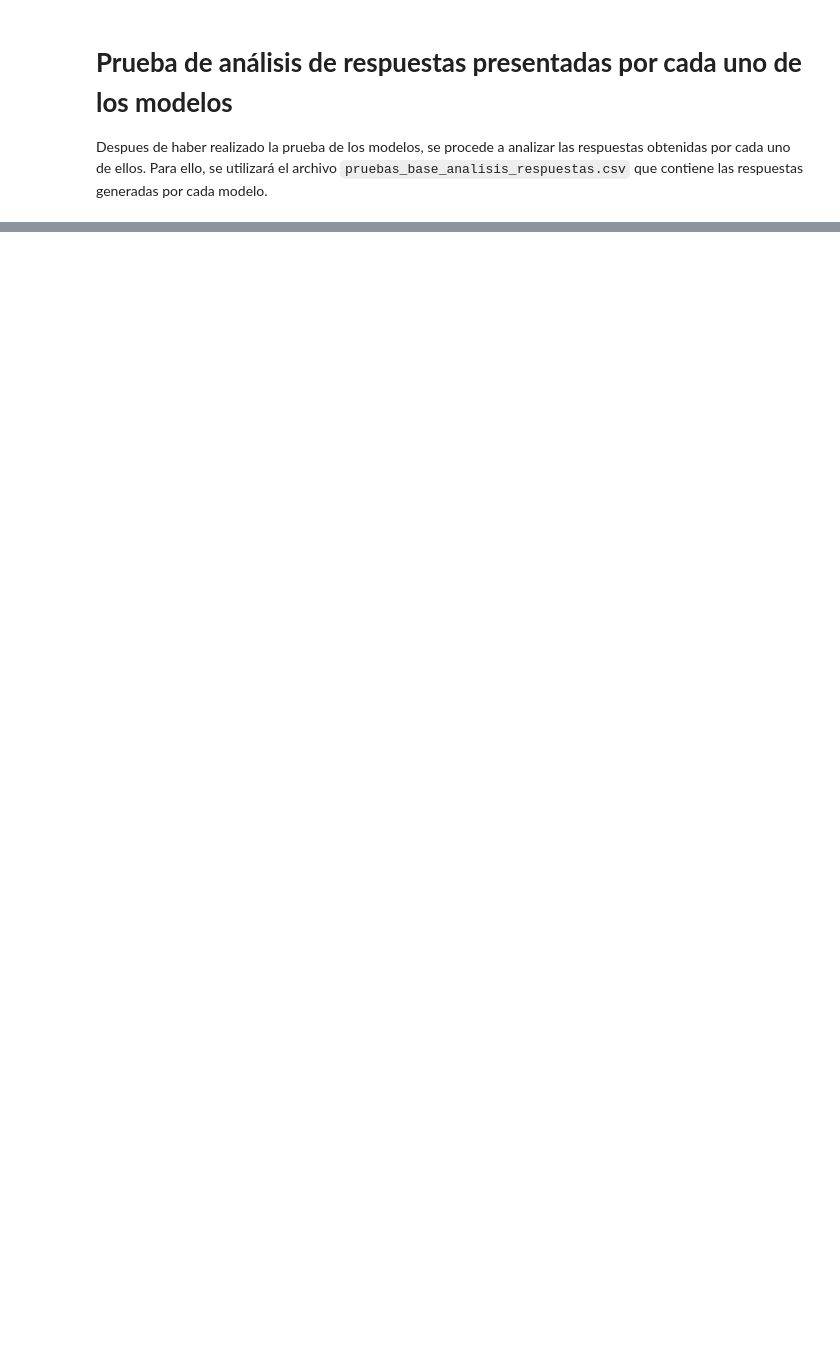
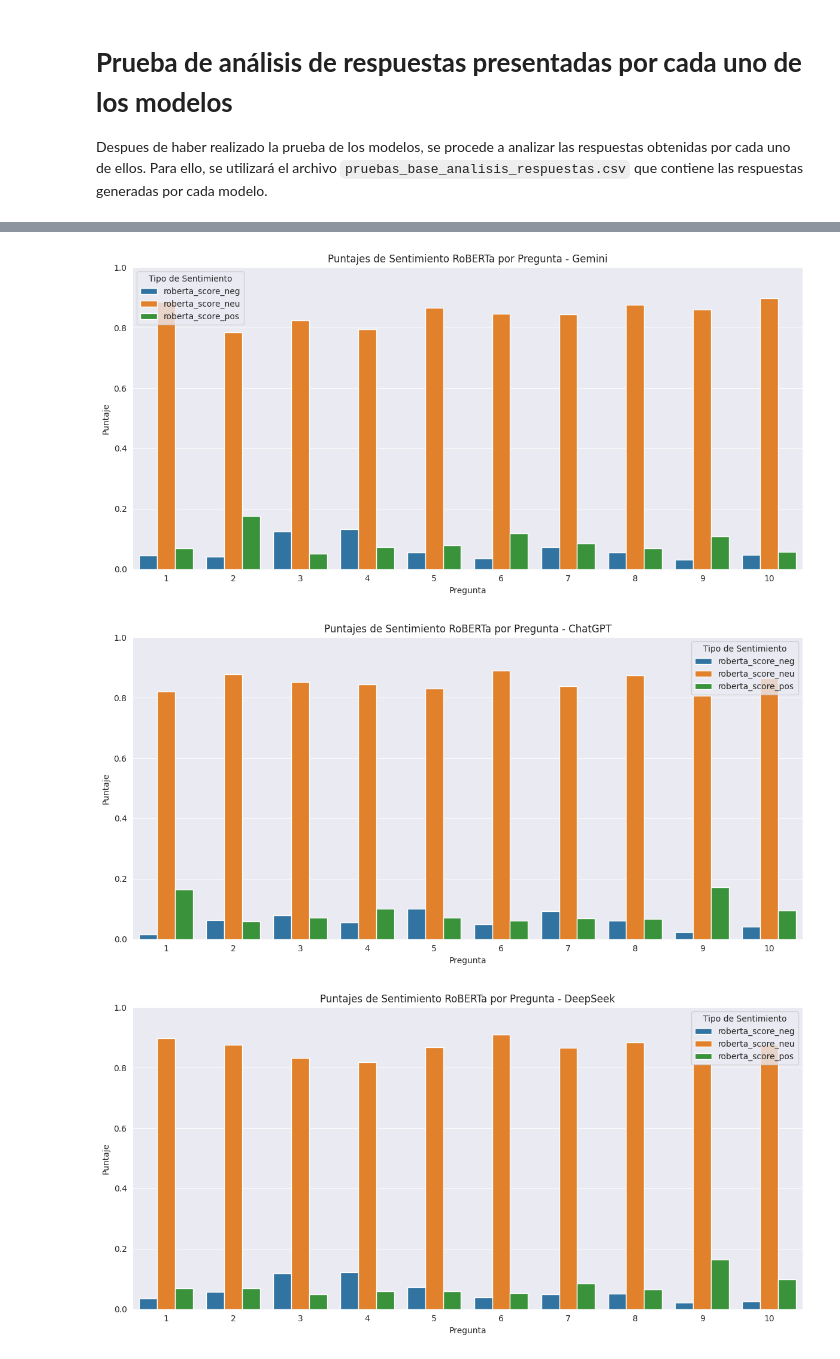
Before and after one commit to lonj22803/prueba_inicial_preguntas, a Jupyter notebook: analisis_respuestas.ipynb, the cells around one changed output, grey strips where cells are left out. Saved outputs shown, nothing was run; the diff lists cells and outputs as text; code cells hidden in the pictures; blank space fills up the shorter version.

```diff
--- a/analisis_respuestas.ipynb
+++ b/analisis_respuestas.ipynb
@@ -33,0 +295,8 @@ base_datos.head(10)
+# %%
+# Transformar a formato largo para aplicar los modelos por respuesta individual
+df_respuestas=df_preguntas_limpias.copy()
+# Reorganizar en formato largo
+df_long = df_respuestas.melt(id_vars='AI', var_name='Pregunta', value_name='Respuesta')
+
+# Aplicar análisis de sentimiento
+df_long = pd.concat([df_long, df_long['Respuesta'].apply(aplicar_roberta)], axis=1)
@@ -33,0 +323,30 @@ base_datos.head(10)
+# %%
+# Preparar los datos para graficar: convertir preguntas a número
+df_long["Pregunta_num"] = df_long["Pregunta"].str.extract(r"(\d+)").astype(int)
+
+# Reformatear el DataFrame para que cada puntaje de sentimiento sea una categoría
+df_plot = df_long.melt(
+    id_vars=["AI", "Pregunta_num"],
+    value_vars=["roberta_score_neg", "roberta_score_neu", "roberta_score_pos"],
+    var_name="Tipo de Sentimiento",
+    value_name="Puntaje"
+)
+
+# Crear un gráfico por cada IA
+unique_ais = df_plot["AI"].unique()
+for ai in unique_ais:
+    plt.figure(figsize=(12, 6))
+    df_ai = df_plot[df_plot["AI"] == ai]
+
+    sns.barplot(data=df_ai, x="Pregunta_num", y="Puntaje", hue="Tipo de Sentimiento")
+    plt.title(f"Puntajes de Sentimiento RoBERTa por Pregunta - {ai}")
+    plt.xlabel("Pregunta")
+    plt.ylabel("Puntaje")
+    plt.ylim(0, 1)
+    plt.legend(title="Tipo de Sentimiento")
+    plt.tight_layout()
+    plt.show()
+# %% [output]
+[figure, added]
+[figure, added]
+[figure, added]
```
Also changed, not shown: parts of 16 cells of this notebook, 1 other file.
